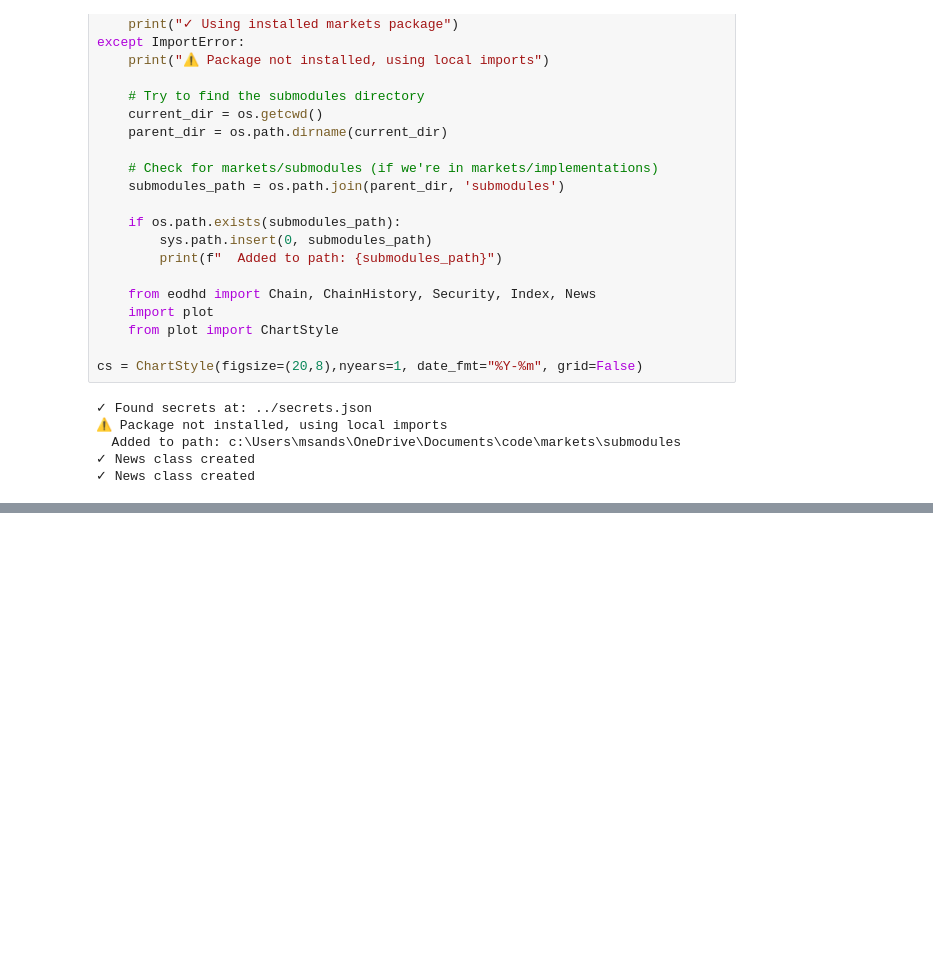
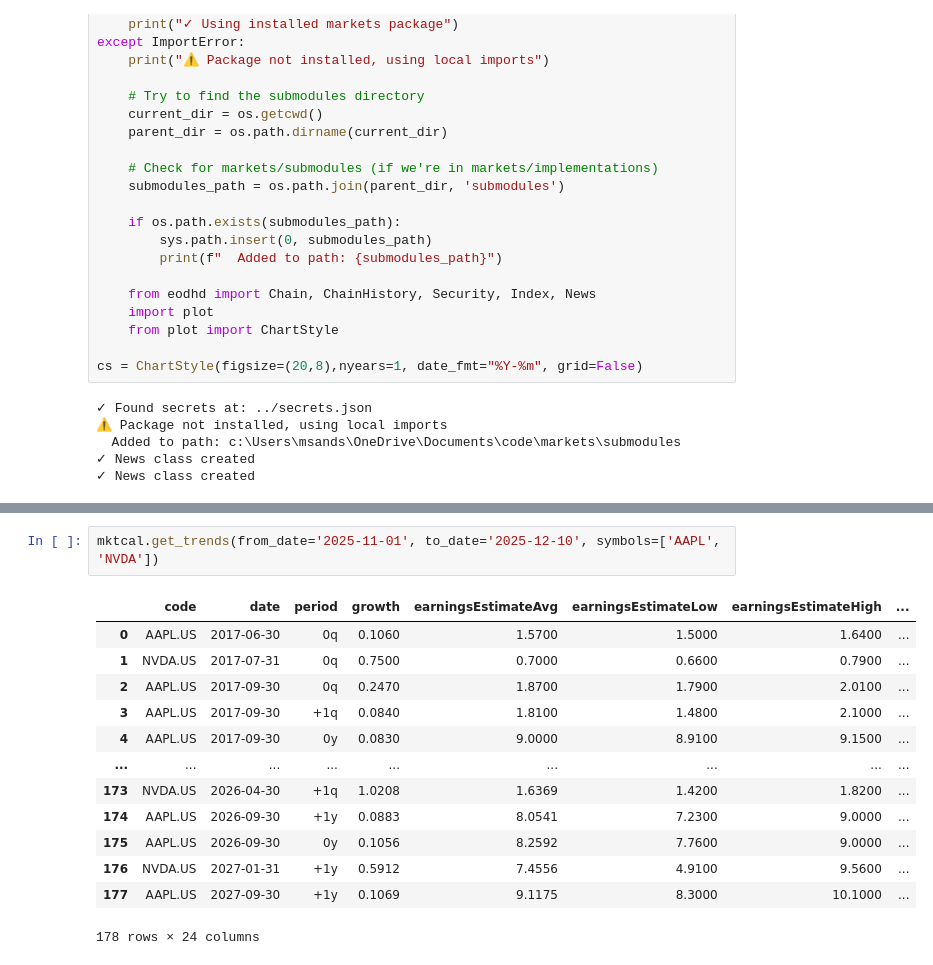
Before and after one commit to sandsmichael/markets, a Jupyter notebook: implementations/news.ipynb, the cells around one changed output, grey strips where cells are left out. Drawn from its saved outputs; the diff is of its cells as text; blank space fills up the shorter version.

```diff
--- a/implementations/news.ipynb
+++ b/implementations/news.ipynb
@@ -128,0 +170,16 @@ News().search_news(keywords='Fed', from_date = '2025-11-01', to_date = datetime.
+# %%
+mktcal.get_trends(from_date='2025-11-01', to_date='2025-12-10', symbols=['AAPL', 'NVDA'])
+# %% [output]
+|  | code | date | period | growth | earningsEstimateAvg | earningsEstimateLow | earningsEstimateHigh | ... |
+| 0 | AAPL.US | 2017-06-30 | 0q | 0.1060 | 1.5700 | 1.5000 | 1.6400 | ... |
+| 1 | NVDA.US | 2017-07-31 | 0q | 0.7500 | 0.7000 | 0.6600 | 0.7900 | ... |
+| 2 | AAPL.US | 2017-09-30 | 0q | 0.2470 | 1.8700 | 1.7900 | 2.0100 | ... |
+| 3 | AAPL.US | 2017-09-30 | +1q | 0.0840 | 1.8100 | 1.4800 | 2.1000 | ... |
+| 4 | AAPL.US | 2017-09-30 | 0y | 0.0830 | 9.0000 | 8.9100 | 9.1500 | ... |
+| ... | ... | ... | ... | ... | ... | ... | ... | ... |
+| 173 | NVDA.US | 2026-04-30 | +1q | 1.0208 | 1.6369 | 1.4200 | 1.8200 | ... |
+| 174 | AAPL.US | 2026-09-30 | +1y | 0.0883 | 8.0541 | 7.2300 | 9.0000 | ... |
+| 175 | AAPL.US | 2026-09-30 | 0y | 0.1056 | 8.2592 | 7.7600 | 9.0000 | ... |
+| 176 | NVDA.US | 2027-01-31 | +1y | 0.5912 | 7.4556 | 4.9100 | 9.5600 | ... |
+| 177 | AAPL.US | 2027-09-30 | +1y | 0.1069 | 9.1175 | 8.3000 | 10.1000 | ... |
+178 rows × 24 columns
```
Also changed, not shown: parts of 7 cells of this notebook, 4 other files.
